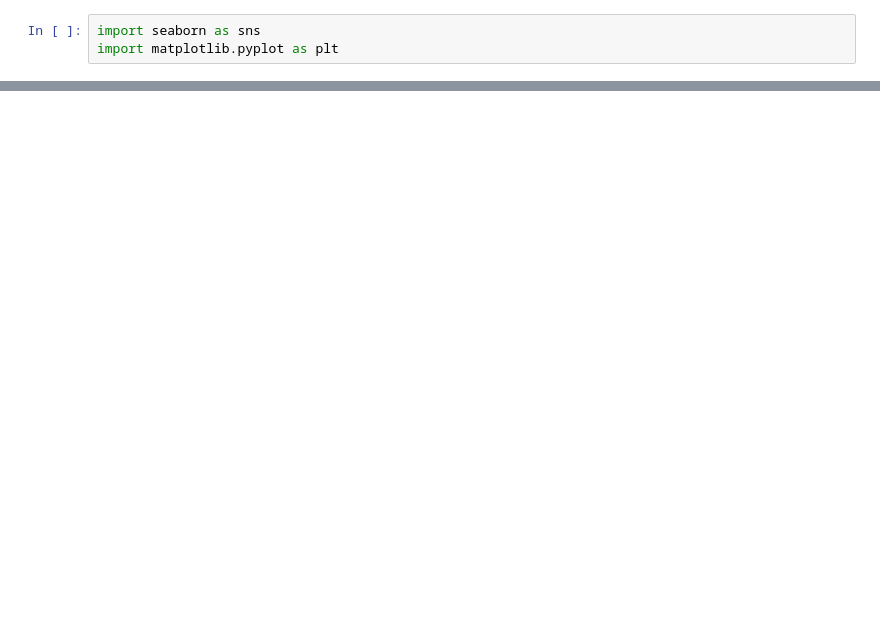
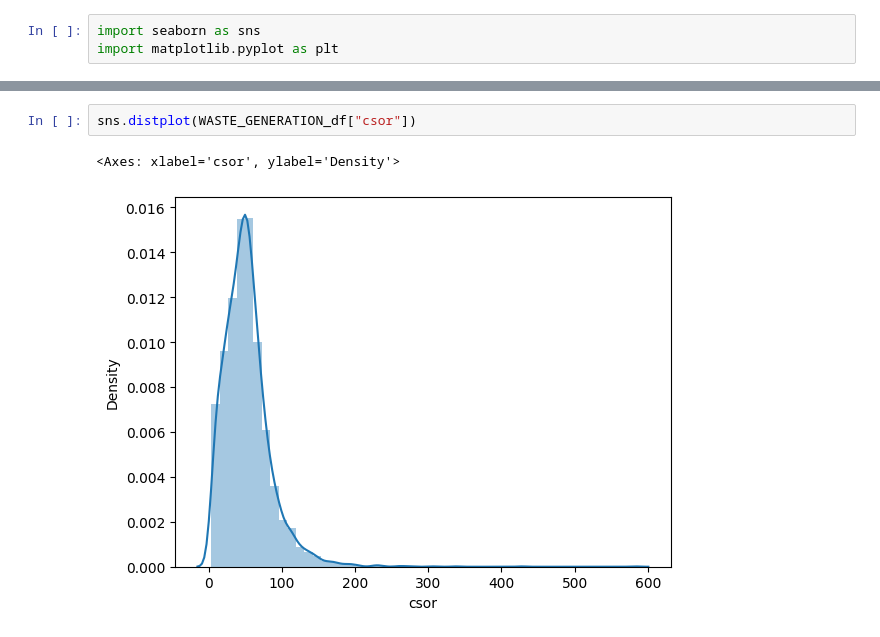
Before and after one commit to Gourav052003/Machine-Learning-Solutions-for-Predicting-Municipal-Waste-Costs-and-Sustainable-Resource-Management, a Jupyter notebook: Impact Analysis/Waste Generation.ipynb, the cells around one changed output, grey strips where cells are left out. Drawn from its saved outputs; the diff is of its cells as text; blank space fills up the shorter version.

```diff
--- a/Impact Analysis/Waste Generation.ipynb
+++ b/Impact Analysis/Waste Generation.ipynb
@@ -49,0 +81,5 @@ sns.heatmap(WASTE_GENERATION_df.isnull())
+# %%
+sns.distplot(WASTE_GENERATION_df["csor"])
+# %% [output]
+<Axes: xlabel='csor', ylabel='Density'>
+[figure, added]
```
Also changed, not shown: parts of 7 cells of this notebook.
